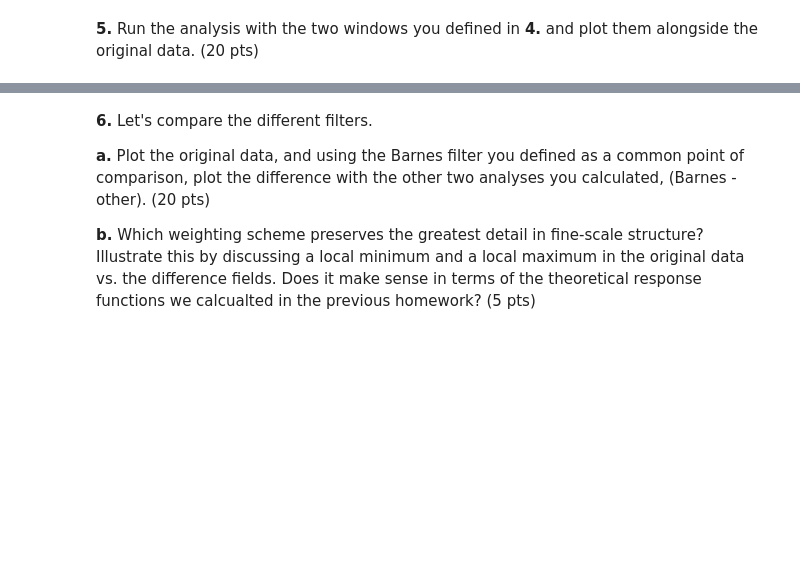
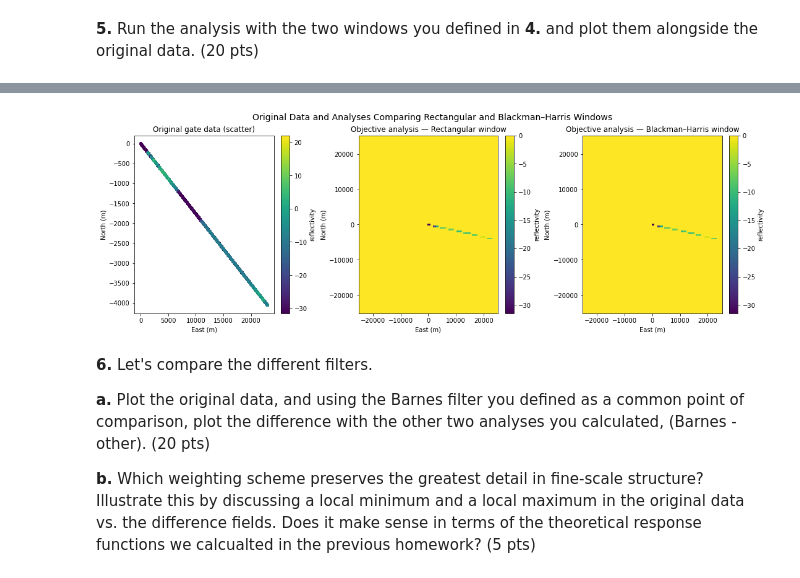
Before and after one commit to MelMartinez22/GDFAssignments, a Jupyter notebook: Homework 5&6.ipynb, the cells around one changed output, grey strips where cells are left out. Saved outputs shown, nothing was run; the diff lists cells and outputs as text; code cells hidden in the pictures; blank space fills up the shorter version.

```diff
--- a/Homework 5&6.ipynb
+++ b/Homework 5&6.ipynb
@@ -103,2 +599,81 @@ So, let's repeat the previous question, but now using the Rectangular and Blackm
 # %% [markdown]
 **5.** Run the analysis with the two windows you defined in **4.** and plot them alongside the original data. (20 pts)
+# %%
+# prerequisites
+for name in ['points', 'values', 'Xg', 'Yg', 'oban']:
+    if name not in globals():
+        raise RuntimeError(f"Required variable '{name}' is missing from the workspace. Run setup cells first.")
+
+# setting cutoff radius
+try:
+    cutoff_R= float(search_radius)
+except NameError:
+    try:
+        cutoff_R= 3.0*float(data_spacing)
+    except NameError:
+        cutoff_R= 3.0*float(max_adjacent_spacing_m)
+
+# Restating weight functs and B-H coeffs
+def rect(r, R):
+    r = np.asarray(r)
+    return np.where((r >= 0) & (r <= R), 1.0, 0.0)
+
+_a0 = 0.35875       # -92 dB
+_a1 = 0.48829
+_a2 = 0.14128
+_a3 = 0.01168
+
+def blackman_harris(r, R):
+    r= np.asarray(r)
+    w= np.zeros_like(r, dtype= float)
+    inside= (r>= 0) & (r<= R)
+    if np.any(inside):
+        x= r[inside]/R
+        w_in= (_a0-_a1*np.cos(2.0*np.pi*x)+_a2*np.cos(4.0*np.pi*x)- _a3*np.cos(6.0*np.pi*x))
+        w_in= np.maximum(w_in, 0.0)
+        w[inside]= w_in
+    return w
+
+# creating partials with cutoff
+rect_func= partial(rect, R= cutoff_R)
+bh_func= partial(blackman_harris, R= cutoff_R)
+
+# flattening xi
+xi= np.column_stack((Xg.ravel(), Yg.ravel()))
+
+# Running the analyses
+print(f"Running oban with Rectangular window (cutoff={cutoff_R:.1f} m)...")
+analysis_rect_flat = oban(points, values, xi, rect_func, cutoff_R).reshape(Xg.shape)
+analysis_rect = analysis_rect_flat.reshape(Xg.shape)
+print("Done. Finite cells:", np.isfinite(analysis_rect).sum(), "/", analysis_rect.size)
+
+print(f"Running oban with Blackman-Harris window (cutoff={cutoff_R:.1f} m)...")
+analysis_bh_flat = oban(points, values, xi, bh_func, cutoff_R).reshape(Xg.shape)
+analysis_bh = analysis_bh_flat.reshape(Xg.shape)
+print("Blackman–Harris: finite cells:", np.isfinite(analysis_bh).sum(), "/", analysis_bh.size)
+
+# Plots of original and analyses
+fig, axs= plt.subplots(1, 3, figsize= (15, 5), constrained_layout= True)
+ax0, ax1, ax2= axs
+
+# Original
+sc= ax0.scatter(points[:,0], points[:,1], c=values, s=12, cmap='viridis')
+ax0.set_title('Original gate data (scatter)')
+ax0.set_xlabel('East (m)'); ax0.set_ylabel('North (m)')
+plt.colorbar(sc, ax= ax0, label= field_name)
+
+# Rect
+pcm1= ax1.pcolormesh(Xg, Yg, analysis_rect, shading='auto', cmap='viridis')
+ax1.set_title('Objective analysis — Rectangular window')
+ax1.set_xlabel('East (m)'); ax1.set_ylabel('North (m)')
+plt.colorbar(pcm1, ax= ax1, label=field_name)
+
+# BH
+pcm2= ax2.pcolormesh(Xg, Yg, analysis_bh, shading='auto', cmap='viridis')
+ax2.set_title('Objective analysis — Blackman–Harris window')
+ax2.set_xlabel('East (m)'); ax2.set_ylabel('North (m)')
+plt.colorbar(pcm2, ax= ax2, label= field_name)
+
+plt.suptitle('Original Data and Analyses Comparing Rectangular and Blackman–Harris Windows', fontsize= 14)
+plt.show()
+# %% [output]
@@ -105,3 +684,4 @@ So, let's repeat the previous question, but now using the Rectangular and Blackm
+[figure, added]
 # %% [markdown]
 **6.** Let's compare the different filters.
 
```
Also changed, not shown: parts of 14 cells of this notebook.
